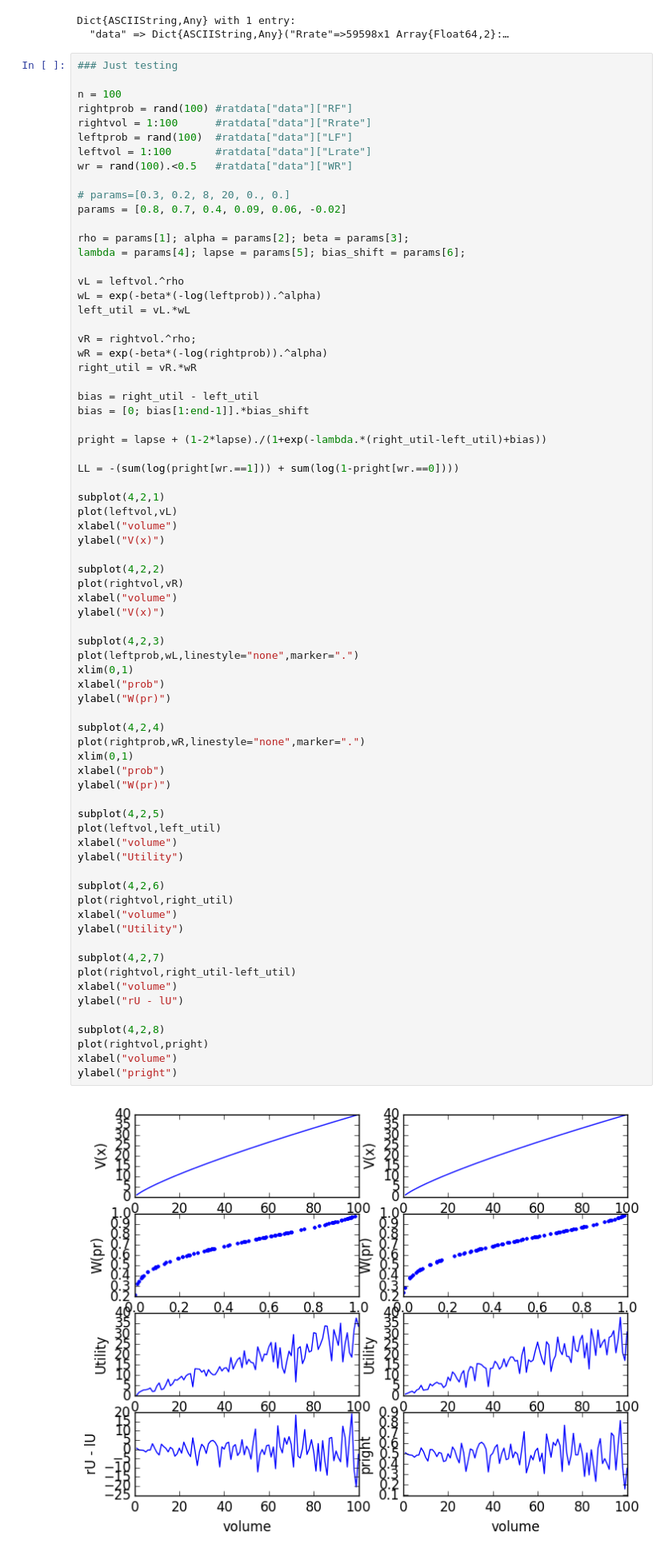
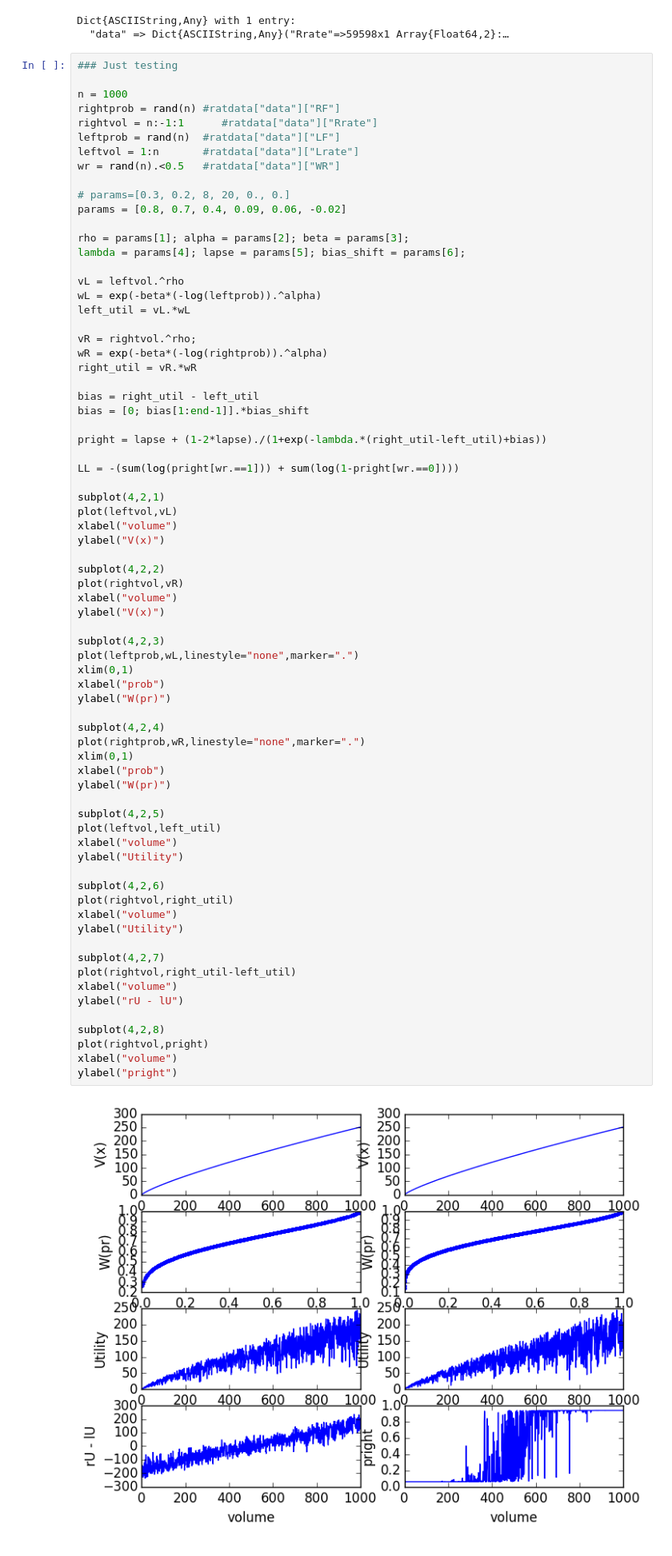
Before and after one commit to misun6312/autodiff, a Jupyter notebook: Hessian_matrix_Christine.ipynb, the cells around one changed output. Shown at 80% size. Cells and saved outputs as stored; diff of their text form.

```diff
--- a/Hessian_matrix_Christine.ipynb
+++ b/Hessian_matrix_Christine.ipynb
@@ -32,12 +50,12 @@ Dict{ASCIIString,Any} with 1 entry:
 # %%
 ### Just testing
 
-n = 100
-rightprob = rand(100) #ratdata["data"]["RF"]
-rightvol = 1:100      #ratdata["data"]["Rrate"]
-leftprob = rand(100)  #ratdata["data"]["LF"]
-leftvol = 1:100       #ratdata["data"]["Lrate"]
-wr = rand(100).<0.5   #ratdata["data"]["WR"]
+n = 1000
+rightprob = rand(n) #ratdata["data"]["RF"]
+rightvol = n:-1:1      #ratdata["data"]["Rrate"]
+leftprob = rand(n)  #ratdata["data"]["LF"]
+leftvol = 1:n       #ratdata["data"]["Lrate"]
+wr = rand(n).<0.5   #ratdata["data"]["WR"]
 
 # params=[0.3, 0.2, 8, 20, 0., 0.]
 params = [0.8, 0.7, 0.4, 0.09, 0.06, -0.02]
@@ -75,34 +93,34 @@ plot(leftprob,wL,linestyle="none",marker=".")
 xlim(0,1)
 xlabel("prob")
 ylabel("W(pr)")
 
 subplot(4,2,4)
 plot(rightprob,wR,linestyle="none",marker=".")
 xlim(0,1)
 xlabel("prob")
 ylabel("W(pr)")
 
 subplot(4,2,5)
 plot(leftvol,left_util)
 xlabel("volume")
 ylabel("Utility")
 
 subplot(4,2,6)
 plot(rightvol,right_util)
 xlabel("volume")
 ylabel("Utility")
 
 subplot(4,2,7)
 plot(rightvol,right_util-left_util)
 xlabel("volume")
 ylabel("rU - lU")
 
 subplot(4,2,8)
 plot(rightvol,pright)
 xlabel("volume")
 ylabel("pright")
 # %% [output]
-[figure, old version]
+[figure, new version]
 PyObject <matplotlib.text.Text object at 0x...>
 # %%
 """
```
Also changed, not shown: parts of 11 cells of this notebook.
